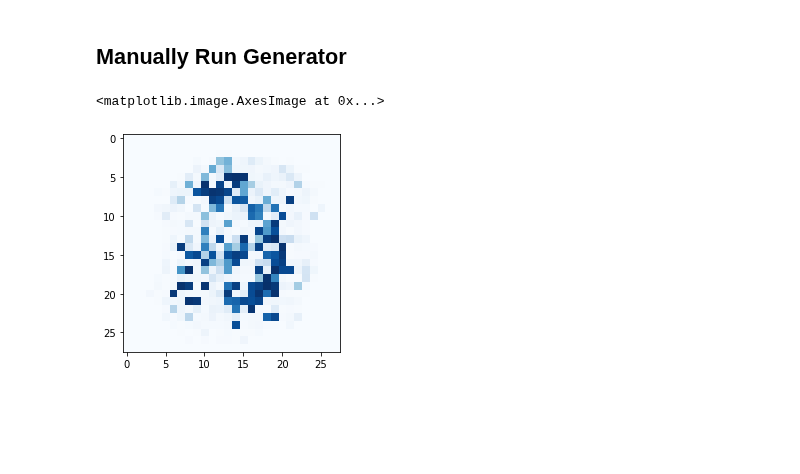
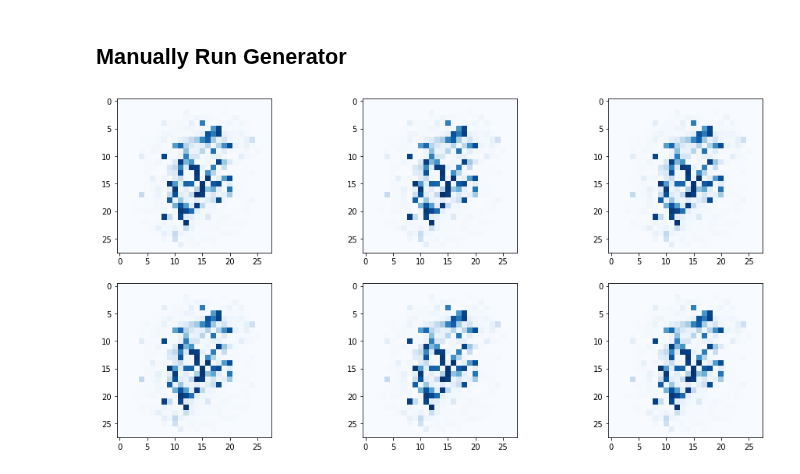
Before and after one commit to makeyourownneuralnetwork/gan, a Jupyter notebook: 07_gan_mnist.ipynb, the cells around one changed output. Cells and saved outputs as stored; diff of their text form; code cells hidden in the pictures; blank space fills up the shorter version.

```diff
--- a/07_gan_mnist.ipynb
+++ b/07_gan_mnist.ipynb
@@ -336,11 +328,15 @@ G.plot_progress()
 # %% [markdown]
 ## Manually Run Generator
-# %%
-# manually run generator to see it's outputs
-
-img = G.forward(torch.FloatTensor([0.5])).detach().numpy().reshape(28,28)
-
-plt.imshow(img, interpolation='none', cmap='Blues')
-# %% [output]
-<matplotlib.image.AxesImage at 0x...>
-[figure, removed]
+# %%
+# see several outputs from the trained generator
+
+# plot a 3 column, 2 row array of sample images
+f, axarr = plt.subplots(2,3, figsize=(16,8))
+for i in range(2):
+    for j in range(3):
+        axarr[i,j].imshow(G.forward(torch.rand(1)).detach().cpu().numpy().reshape(28,28), interpolation='none', cmap='Blues')
+        pass
+    pass
+pass
+# %% [output]
+[figure, added]
```
Also changed, not shown: parts of 8 cells of this notebook.
